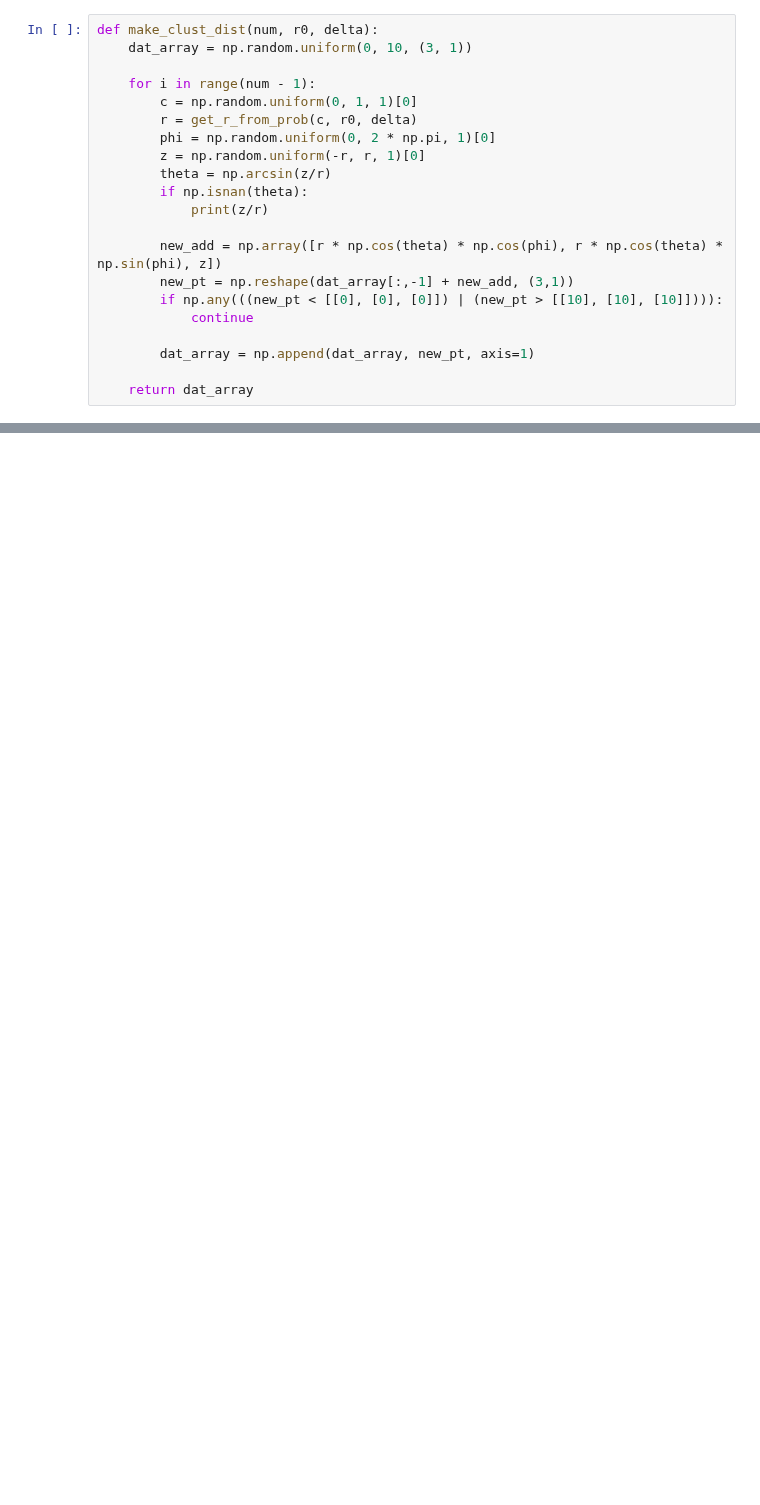
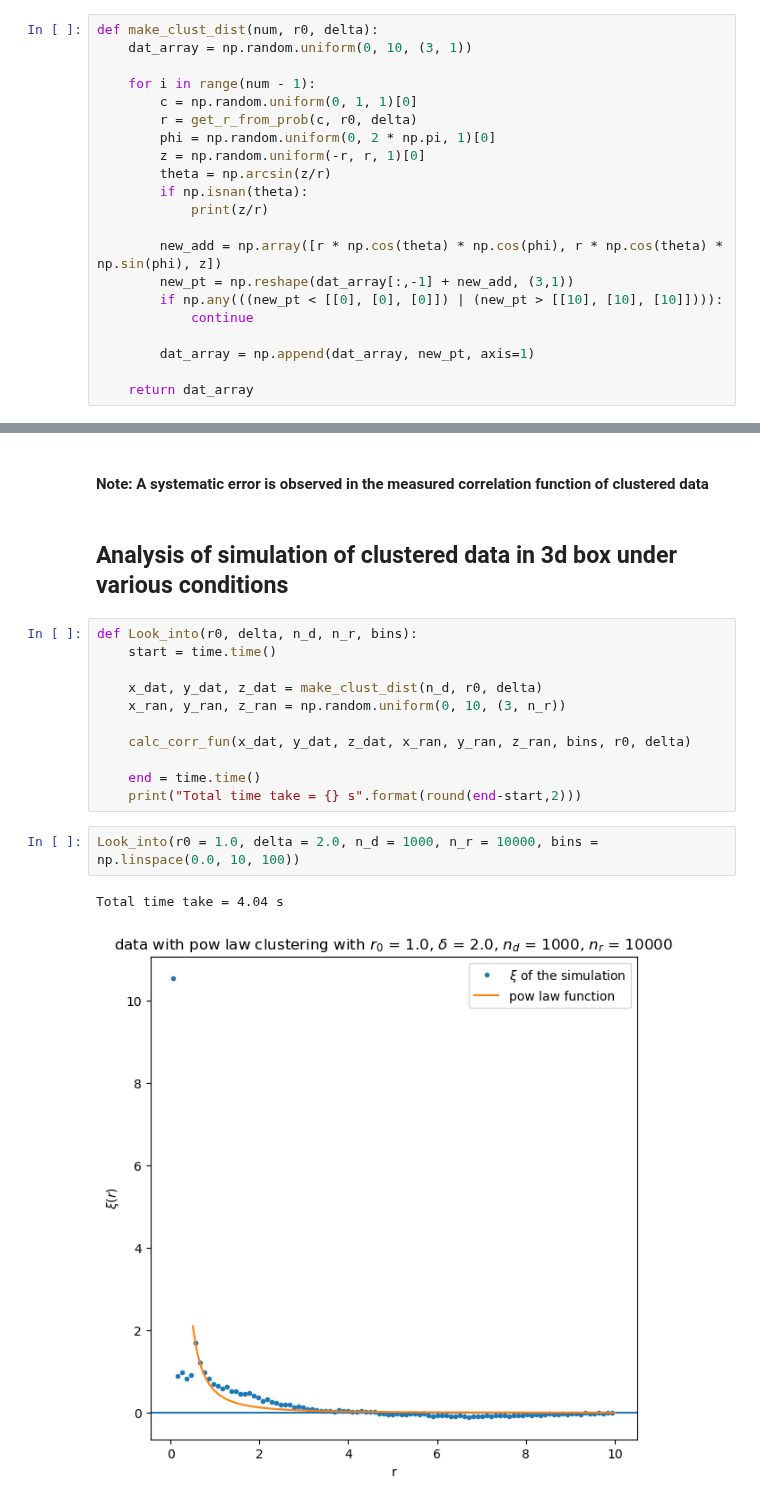
Before and after one commit to VibinRam/DP2, a Jupyter notebook: Codes/Clustering_simulation/cluster_simulation.ipynb, the cells around one changed output, grey strips where cells are left out. Saved outputs shown, nothing was run; the diff lists cells and outputs as text; blank space fills up the shorter version.

```diff
--- a/Codes/Clustering_simulation/cluster_simulation.ipynb
+++ b/Codes/Clustering_simulation/cluster_simulation.ipynb
@@ -160,0 +254,20 @@ ax.legend()
+# %% [markdown]
+#### Note: A systematic error is observed in the measured correlation function of clustered data
+# %% [markdown]
+## Analysis of simulation of clustered data in 3d box under various conditions
+# %%
+def Look_into(r0, delta, n_d, n_r, bins):
+    start = time.time()
+
+    x_dat, y_dat, z_dat = make_clust_dist(n_d, r0, delta)
+    x_ran, y_ran, z_ran = np.random.uniform(0, 10, (3, n_r))
+
+    calc_corr_fun(x_dat, y_dat, z_dat, x_ran, y_ran, z_ran, bins, r0, delta)
+
+    end = time.time()
+    print("Total time take = {} s".format(round(end-start,2)))
+# %%
+Look_into(r0 = 1.0, delta = 2.0, n_d = 1000, n_r = 10000, bins = np.linspace(0.0, 10, 100))
+# %% [output]
+Total time take = 4.04 s
+[figure, added]
```
Also changed, not shown: parts of 12 cells of this notebook, 6 other files.
